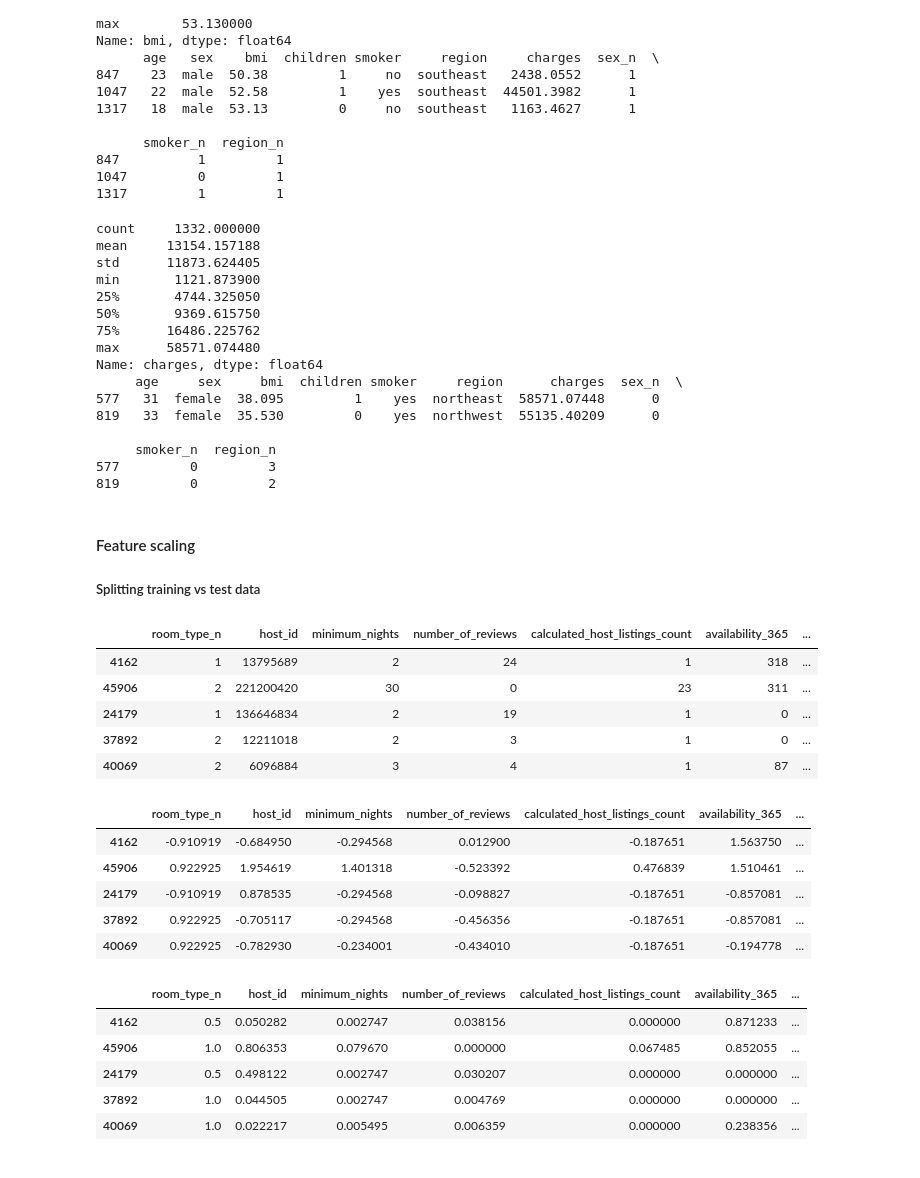
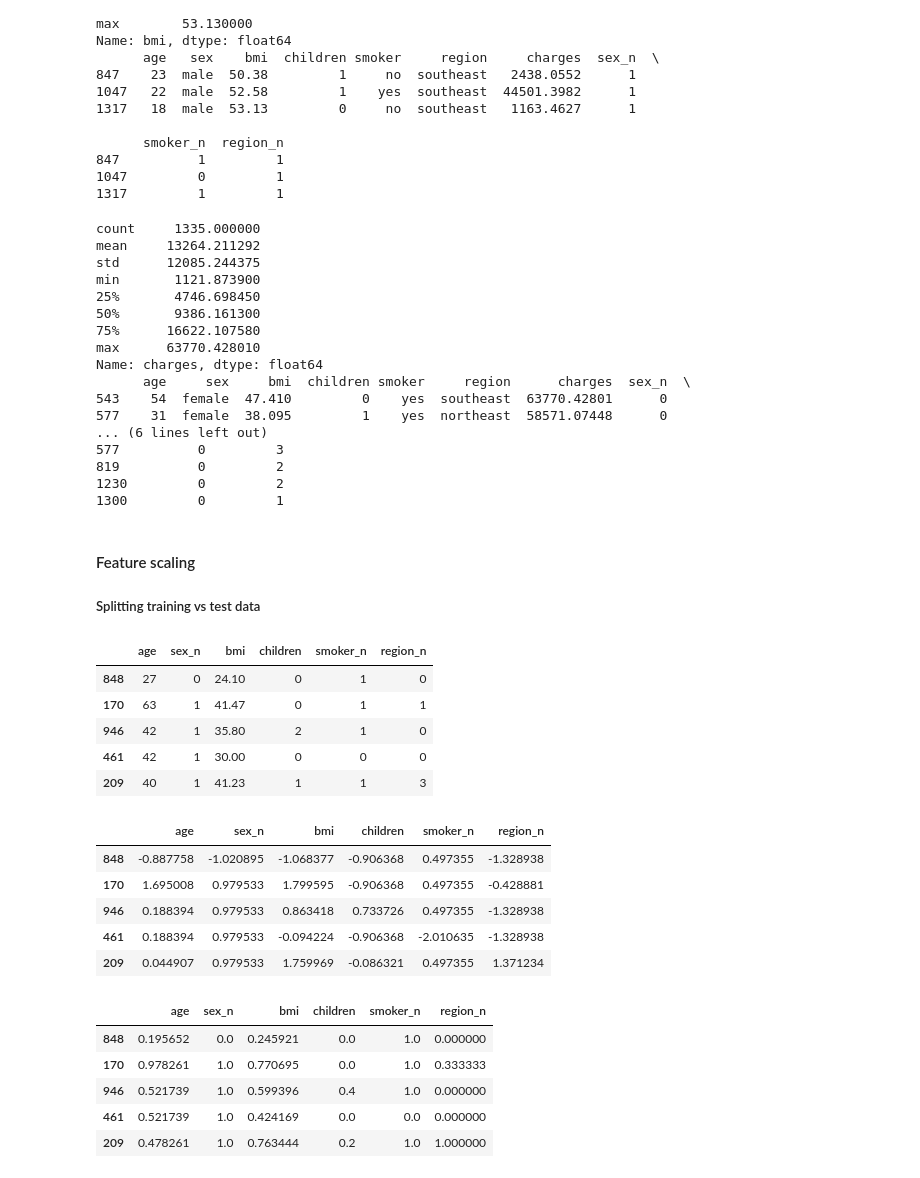
Before and after one commit to 4GeeksAcademy/linear-regression-project-tutorial-NWinocur, a Jupyter notebook: src/explore.ipynb, the cells around one changed output. Drawn from its saved outputs; the diff is of its cells as text; code cells hidden in the pictures.

```diff
--- a/src/explore.ipynb
+++ b/src/explore.ipynb
@@ -367,9 +366,7 @@ print(raw_data["bmi"].describe())
 outlier_threshold = 50  # picked approximately 80th percentile
 atypical_bmi = raw_data.query(f"bmi > {outlier_threshold}")
 print(atypical_bmi)
-raw_data = raw_data.query(
-    f"bmi <= {outlier_threshold}"
-)  # to drop the outlier rows
+raw_data = raw_data.query(f"bmi <= {outlier_threshold}")  # to drop the outlier rows
 # %% [output]
 count    1338.000000
 mean       30.663397
@@ -398,55 +395,55 @@ raw_data = raw_data.query(
     f"charges <= {outlier_threshold_price}"
 )  # to drop the outlier rows
 # %% [output]
-count     1332.000000
-mean     13154.157188
-std      11873.624405
+count     1335.000000
+mean     13264.211292
+std      12085.244375
 min       1121.873900
-25%       4744.325050
-50%       9369.615750
-75%      16486.225762
-max      58571.074480
+25%       4746.698450
+50%       9386.161300
+75%      16622.107580
+max      63770.428010
 Name: charges, dtype: float64
-     age     sex     bmi  children smoker     region      charges  sex_n  \
-577   31  female  38.095         1    yes  northeast  58571.07448      0
-819   33  female  35.530         0    yes  northwest  55135.40209      0
-
-     smoker_n  region_n
-577         0         3
-819         0         2
+      age     sex     bmi  children smoker     region      charges  sex_n  \
+543    54  female  47.410         0    yes  southeast  63770.42801      0
+577    31  female  38.095         1    yes  northeast  58571.07448      0
+... (6 lines left out)
+577          0         3
+819          0         2
+1230         0         2
+1300         0         1
 # %% [markdown]
 #### Feature scaling
 ##### Splitting training vs test data
 # %%
 from sklearn.model_selection import train_test_split
 
 num_variables = [
     "age",
     "sex_n",
     "bmi",
     "children",
     "smoker_n",
     "region_n",
-    "charges",
 ]
 
 
 # We divide the dataset into training and test samples
-X = raw_data.drop("y", axis=1)[num_variables]
-y = raw_data["y"]
+X = raw_data.drop("charges", axis=1)[num_variables]
+y = raw_data["charges"]
 
 X_train, X_test, y_train, y_test = train_test_split(
     X, y, test_size=0.2, random_state=42
 )
 
 X_train.head()
 # %% [output]
-|  | room_type_n | host_id | minimum_nights | number_of_reviews | calculated_host_listings_count | availability_365 | ... |
-| 4162 | 1 | 13795689 | 2 | 24 | 1 | 318 | ... |
-| 45906 | 2 | 221200420 | 30 | 0 | 23 | 311 | ... |
-| 24179 | 1 | 136646834 | 2 | 19 | 1 | 0 | ... |
-| 37892 | 2 | 12211018 | 2 | 3 | 1 | 0 | ... |
-| 40069 | 2 | 6096884 | 3 | 4 | 1 | 87 | ... |
+|  | age | sex_n | bmi | children | smoker_n | region_n |
+| 848 | 27 | 0 | 24.10 | 0 | 1 | 0 |
+| 170 | 63 | 1 | 41.47 | 0 | 1 | 1 |
+| 946 | 42 | 1 | 35.80 | 2 | 1 | 0 |
+| 461 | 42 | 1 | 30.00 | 0 | 0 | 0 |
+| 209 | 40 | 1 | 41.23 | 1 | 1 | 3 |
 # %%
 # normalization scaler
 from sklearn.preprocessing import StandardScaler
@@ -462,12 +459,12 @@ X_test_norm = pd.DataFrame(X_test_norm, index=X_test.index, columns=num_variable
 
 X_train_norm.head()
 # %% [output]
-|  | room_type_n | host_id | minimum_nights | number_of_reviews | calculated_host_listings_count | availability_365 | ... |
-| 4162 | -0.910919 | -0.684950 | -0.294568 | 0.012900 | -0.187651 | 1.563750 | ... |
-| 45906 | 0.922925 | 1.954619 | 1.401318 | -0.523392 | 0.476839 | 1.510461 | ... |
-| 24179 | -0.910919 | 0.878535 | -0.294568 | -0.098827 | -0.187651 | -0.857081 | ... |
-| 37892 | 0.922925 | -0.705117 | -0.294568 | -0.456356 | -0.187651 | -0.857081 | ... |
-| 40069 | 0.922925 | -0.782930 | -0.234001 | -0.434010 | -0.187651 | -0.194778 | ... |
+|  | age | sex_n | bmi | children | smoker_n | region_n |
+| 848 | -0.887758 | -1.020895 | -1.068377 | -0.906368 | 0.497355 | -1.328938 |
+| 170 | 1.695008 | 0.979533 | 1.799595 | -0.906368 | 0.497355 | -0.428881 |
+| 946 | 0.188394 | 0.979533 | 0.863418 | 0.733726 | 0.497355 | -1.328938 |
+| 461 | 0.188394 | 0.979533 | -0.094224 | -0.906368 | -2.010635 | -1.328938 |
+| 209 | 0.044907 | 0.979533 | 1.759969 | -0.086321 | 0.497355 | 1.371234 |
 # %%
 # min-max scaler
 from sklearn.preprocessing import MinMaxScaler
@@ -483,12 +480,12 @@ X_test_scal = pd.DataFrame(X_test_scal, index=X_test.index, columns=num_variable
 
 X_train_scal.head()
 # %% [output]
-|  | room_type_n | host_id | minimum_nights | number_of_reviews | calculated_host_listings_count | availability_365 | ... |
-| 4162 | 0.5 | 0.050282 | 0.002747 | 0.038156 | 0.000000 | 0.871233 | ... |
-| 45906 | 1.0 | 0.806353 | 0.079670 | 0.000000 | 0.067485 | 0.852055 | ... |
-| 24179 | 0.5 | 0.498122 | 0.002747 | 0.030207 | 0.000000 | 0.000000 | ... |
-| 37892 | 1.0 | 0.044505 | 0.002747 | 0.004769 | 0.000000 | 0.000000 | ... |
-| 40069 | 1.0 | 0.022217 | 0.005495 | 0.006359 | 0.000000 | 0.238356 | ... |
+|  | age | sex_n | bmi | children | smoker_n | region_n |
+| 848 | 0.195652 | 0.0 | 0.245921 | 0.0 | 1.0 | 0.000000 |
+| 170 | 0.978261 | 1.0 | 0.770695 | 0.0 | 1.0 | 0.333333 |
+| 946 | 0.521739 | 1.0 | 0.599396 | 0.4 | 1.0 | 0.000000 |
+| 461 | 0.521739 | 1.0 | 0.424169 | 0.0 | 0.0 | 0.000000 |
+| 209 | 0.478261 | 1.0 | 0.763444 | 0.2 | 1.0 | 1.000000 |
 # %%
 # feature selection for selecting most-relevant features to use for building ML model
 
```
Also changed, not shown: parts of 12 cells of this notebook, 1 other file.
